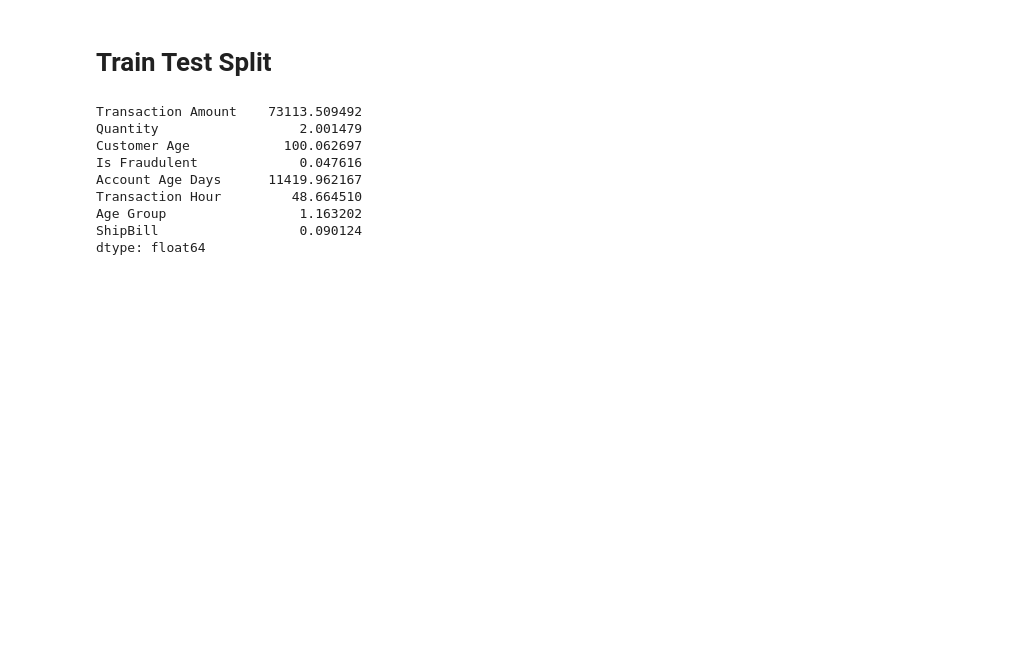
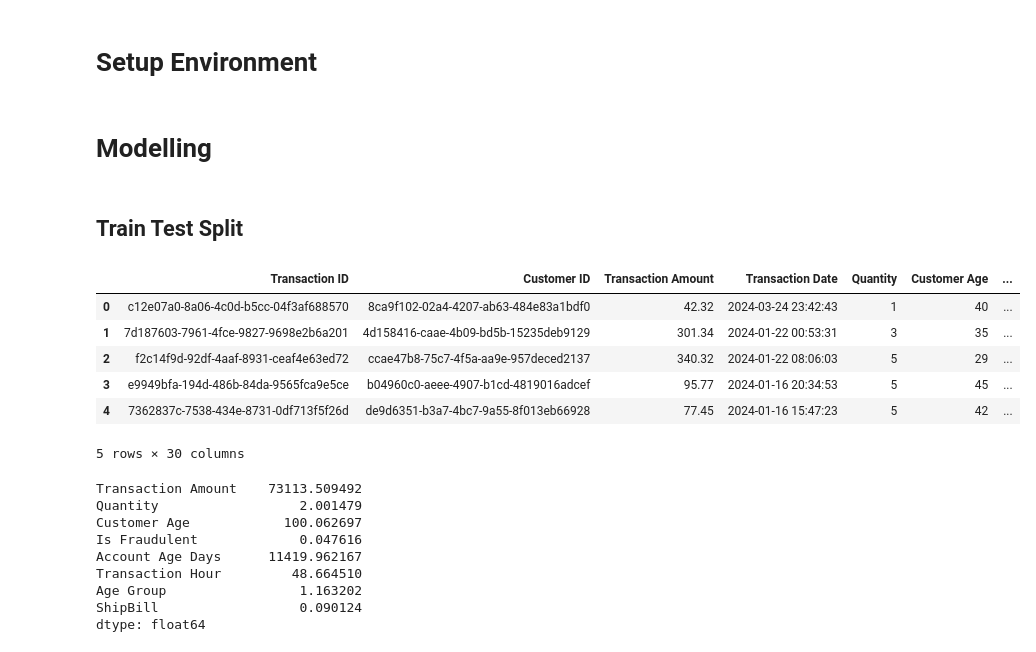
Before and after one commit to EldrickSYK/BT4012, a Jupyter notebook: BT4012_Models.ipynb, the cells around one changed output. Drawn from its saved outputs; the diff is of its cells as text; code cells hidden in the pictures; blank space fills up the shorter version.

Commit message:
Updated Models

```diff
--- a/BT4012_Models.ipynb
+++ b/BT4012_Models.ipynb
@@ -0,0 +1,2 @@
+# %% [markdown]
+# Setup Environment
@@ -1,8 +10,20 @@
+# %% [markdown]
+# Modelling
 # %% [markdown]
-# Train Test Split
+## Train Test Split
 # %%
 # Load intermediate dataset
 data = pd.read_csv("Cleaned data/finalised_data.csv", index_col=None)
+# %%
+data.head()
+# %% [output]
+|  | Transaction ID | Customer ID | Transaction Amount | Transaction Date | Quantity | Customer Age | ... |
+| 0 | c12e07a0-8a06-4c0d-b5cc-04f3af688570 | 8ca9f102-02a4-4207-ab63-484e83a1bdf0 | 42.32 | 2024-03-24 23:42:43 | 1 | 40 | ... |
+| 1 | 7d187603-7961-4fce-9827-9698e2b6a201 | 4d158416-caae-4b09-bd5b-15235deb9129 | 301.34 | 2024-01-22 00:53:31 | 3 | 35 | ... |
+| 2 | f2c14f9d-92df-4aaf-8931-ceaf4e63ed72 | ccae47b8-75c7-4f5a-aa9e-957deced2137 | 340.32 | 2024-01-22 08:06:03 | 5 | 29 | ... |
+| 3 | e9949bfa-194d-486b-84da-9565fca9e5ce | b04960c0-aeee-4907-b1cd-4819016adcef | 95.77 | 2024-01-16 20:34:53 | 5 | 45 | ... |
+| 4 | 7362837c-7538-434e-8731-0df713f5f26d | de9d6351-b3a7-4bc7-9a55-8f013eb66928 | 77.45 | 2024-01-16 15:47:23 | 5 | 42 | ... |
+5 rows × 30 columns
 # %%
 # Feature Selection of Numeric Variables
 numeric_columns = data.select_dtypes(include=['int64', 'float64'])
```
Also changed, not shown: parts of 12 cells of this notebook, 5 other files.
